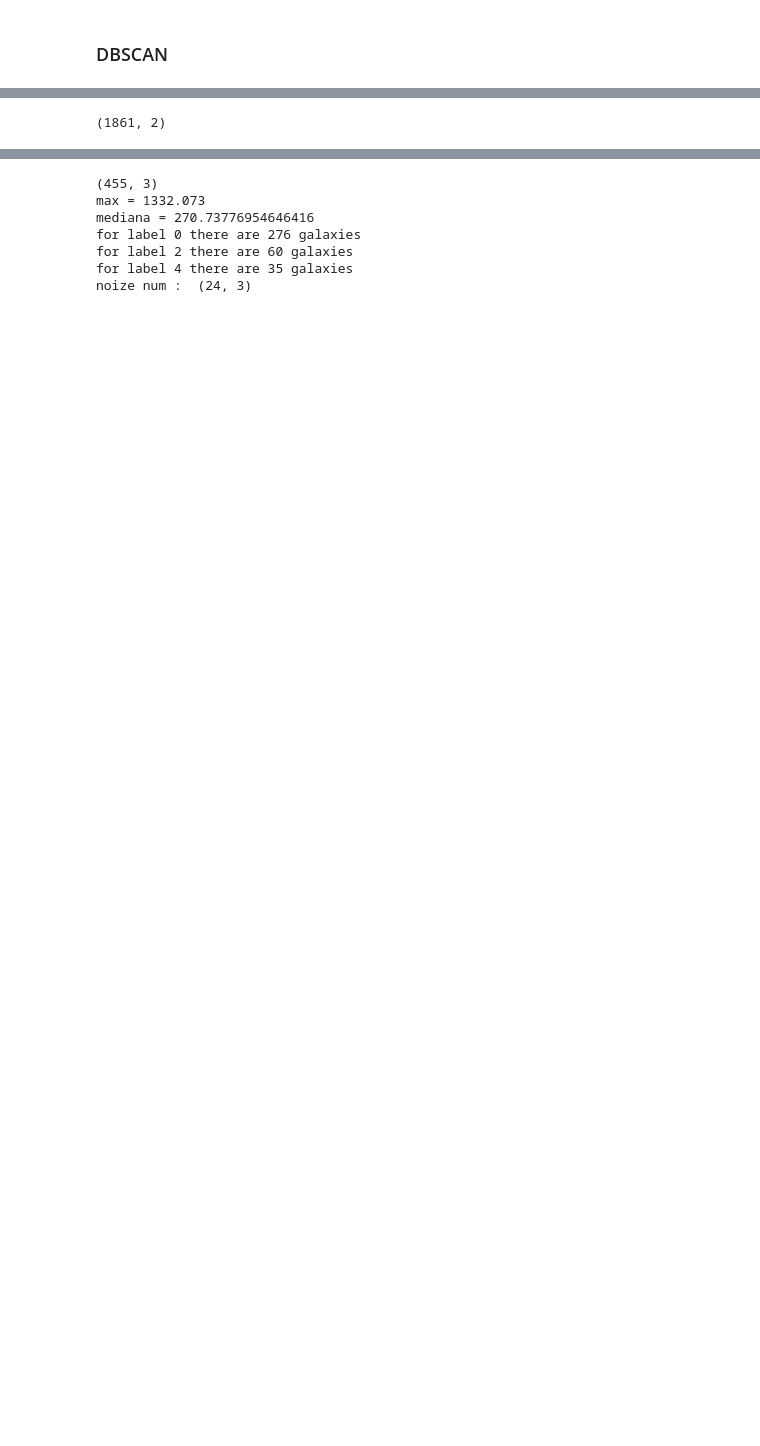
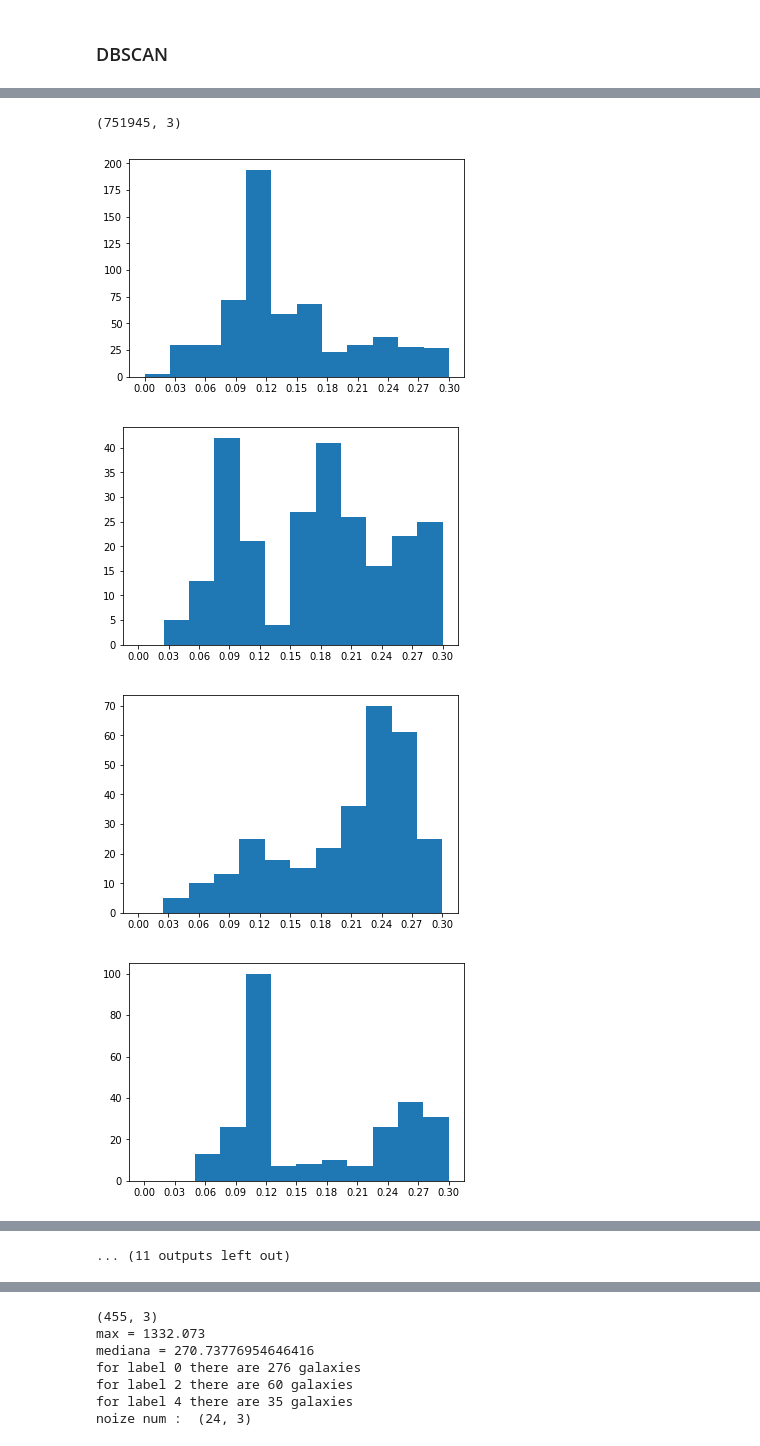
Before and after one commit to goshasty/diary_for_scientific_work, a Jupyter notebook: Analyze Abell.ipynb, the cells around one changed output, grey strips where cells are left out. Cells and saved outputs as stored; diff of their text form; code cells hidden in the pictures; blank space fills up the shorter version.

```diff
--- a/Analyze Abell.ipynb
+++ b/Analyze Abell.ipynb
@@ -94,2 +153,0 @@ for i in range(1, 2714):
-# %%
-ra_dec = np.array(ra_dec)
@@ -100,4 +321,45 @@ ra_dec[(ra_dec[:, 0] < 66) | (ra_dec[:, 0] > 306)].shape
+# %%
+list_c = list()
+with open('data/Abell clusters (ra, dec).txt', 'r') as fd:
+    for line in fd:
+        line = line.split()
+        ra =float(line[0])
+        dec = float(line[1])
+        list_c.append([ra, dec])
+
+abell_clusters_ray = np.array(list_c)
+left_abell, right_abell = left_right_regions(abell_clusters_ray)
+# %%
+all_gal = reader('data/raw/0_03_Space.txt')
+all_gal = all_gal[all_gal[:,2]>10e-4]
+left_area, right_area = left_right_regions(all_gal)
 # %%
-ra_dec.shape
+left_area.shape
 # %% [output]
-(1861, 2)
+(751945, 3)
+# %%
+threshold_cone_with_cluster = 120
+abell_ray = left_abell
+area = left_area
+
+list_cones = list()
+list_no_clusters = list()
+no_cluster_here = 0
+for ra_dec in abell_ray:
+    ra, dec = ra_dec[0], ra_dec[1]
+    cone_with_cluster = (get_cone(area, ra, dec))
+    if cone_with_cluster.shape[0] < threshold_cone_with_cluster:
+        no_cluster_here += 1
+        list_no_clusters.append(ra_dec)
+    else:
+        list_cones.append(cone_with_cluster)
+# %%
+for cone in list_cones:
+    plt.hist(cone[:,2], 12, [0, 0.3])
+    plt.xticks(np.linspace(0, 0.3, 11))
+    plt.show()
+# %% [output]
+[figure, added]
+[figure, added]
+[figure, added]
+[figure, added]
@@ -103,0 +374 @@ ra_dec.shape
+... (11 outputs left out)
```
Also changed, not shown: parts of 61 cells of this notebook, 12 other files.
